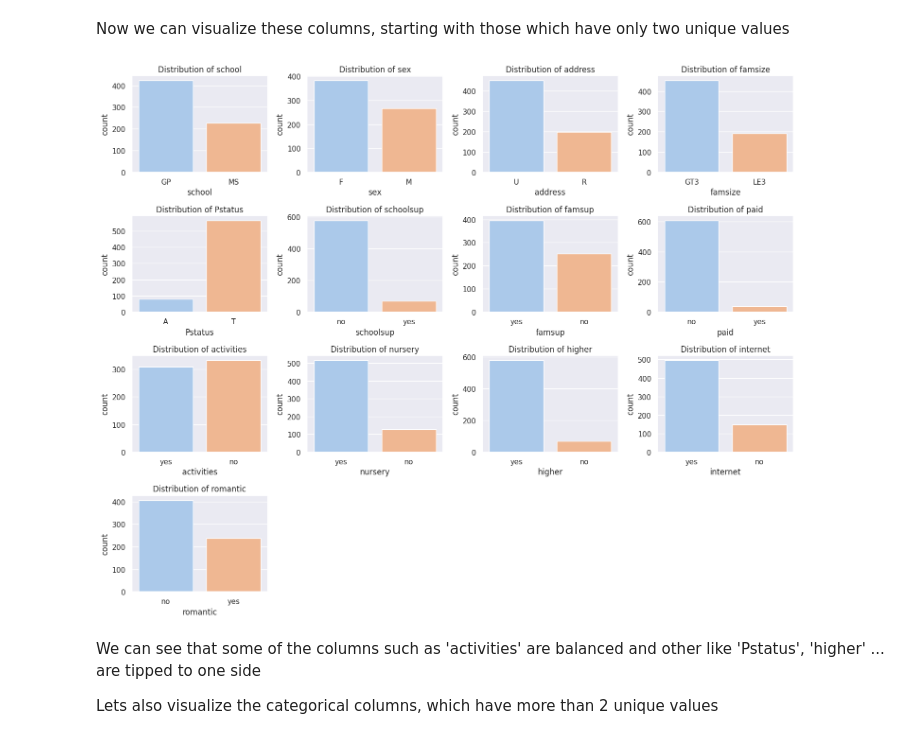
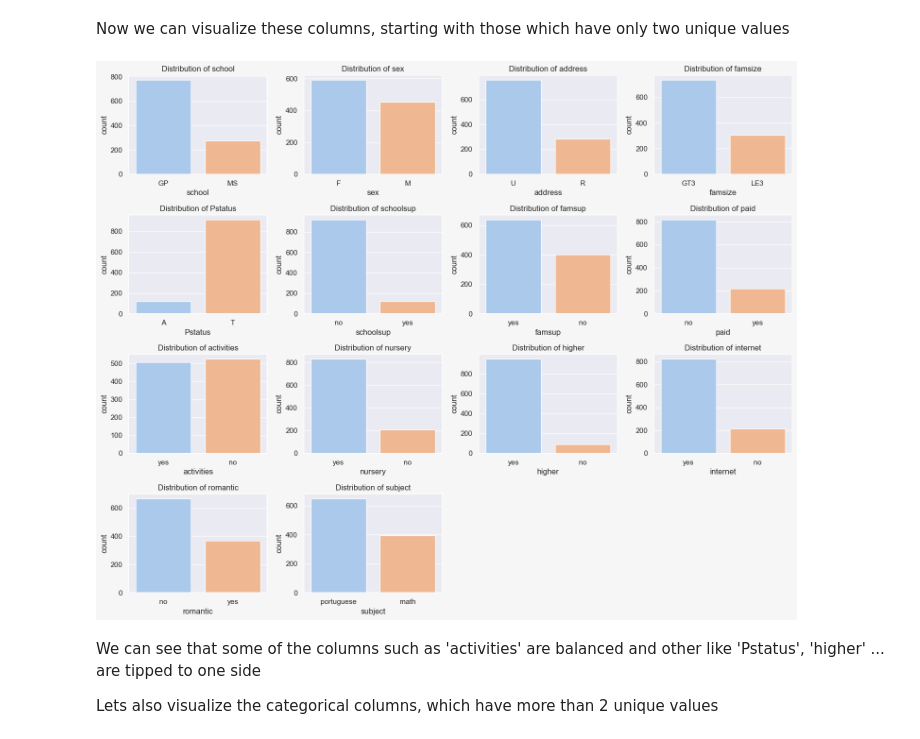
Before and after one commit to marek-hradil/ib031-project, a Jupyter notebook: notebooks/eda.ipynb, the cells around one changed output. Drawn from its saved outputs; the diff is of its cells as text; code cells hidden in the pictures.

```diff
--- a/notebooks/eda.ipynb
+++ b/notebooks/eda.ipynb
@@ -59,8 +59,13 @@ from scipy.stats import normaltest, norm
 The first row and column were manually removed from the .xlsx file in order for the .read_excel function to load data properly
 # %%
 path = "../data/student_performance.xlsx"
-df = pd.read_excel(path)
+portuguese_df = pd.read_excel(path, sheet_name="portuguese")
+math_df = pd.read_excel(path, sheet_name="math")
 # %% [markdown]
 ## 2.1 Exploratory Data Analysys
 # %%
-df
+portuguese_df["subject"] = "portuguese"
+math_df["subject"] = "math"
+
+# Combine the two
+df = pd.concat([portuguese_df, math_df], ignore_index=True)
@@ -183,22 +175,22 @@ Now we can visualize these columns, starting with those which have only two uniq
 # %%
 sns.set()
 sns.set_palette("pastel")
 index = 1
 
-plt.figure(figsize=(15, 12))
+plt.figure(figsize=(15, 12), facecolor='#f6f6f6')
 for col in df[categorical_columns]:
     column = df[df[col].notnull()][col]
     if len(column.unique()) == 2:
         plt.subplot(4, 4, index)
         sns.countplot(data=df, x=col, legend=False, hue=col)
         plt.title(f"Distribution of {col}")
 
         index += 1
 
 plt.tight_layout()
 plt.show()
 # %% [output]
-[figure, old version]
+[figure, new version]
 # %% [markdown]
 We can see that some of the columns such as 'activities' are balanced and other like 'Pstatus', 'higher' ... are tipped to one side
 
```
Also changed, not shown: parts of 12 cells of this notebook, 13 other files.
